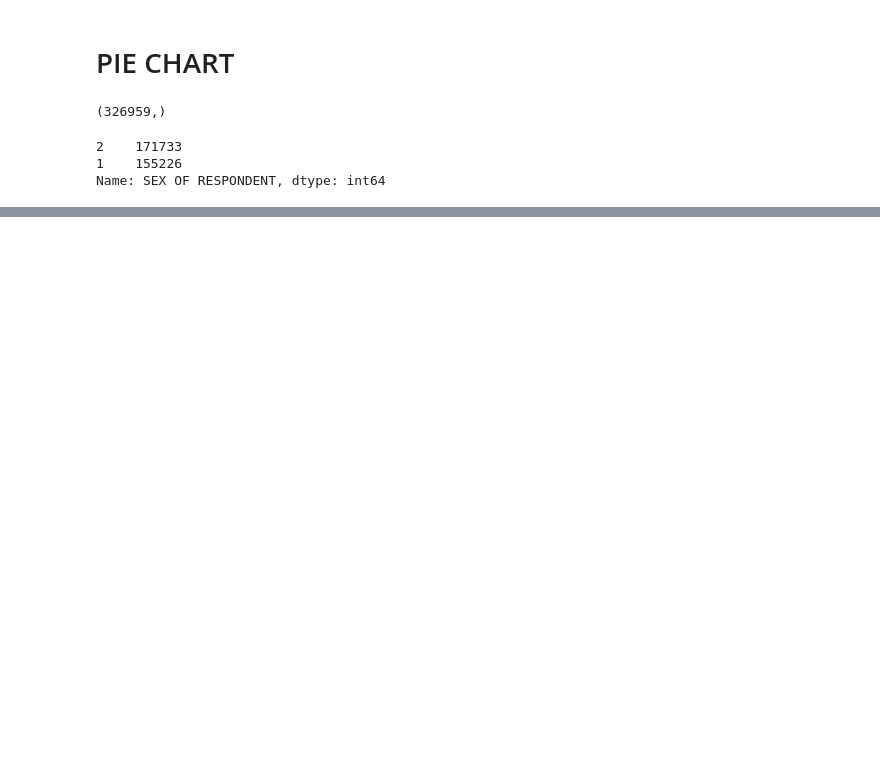
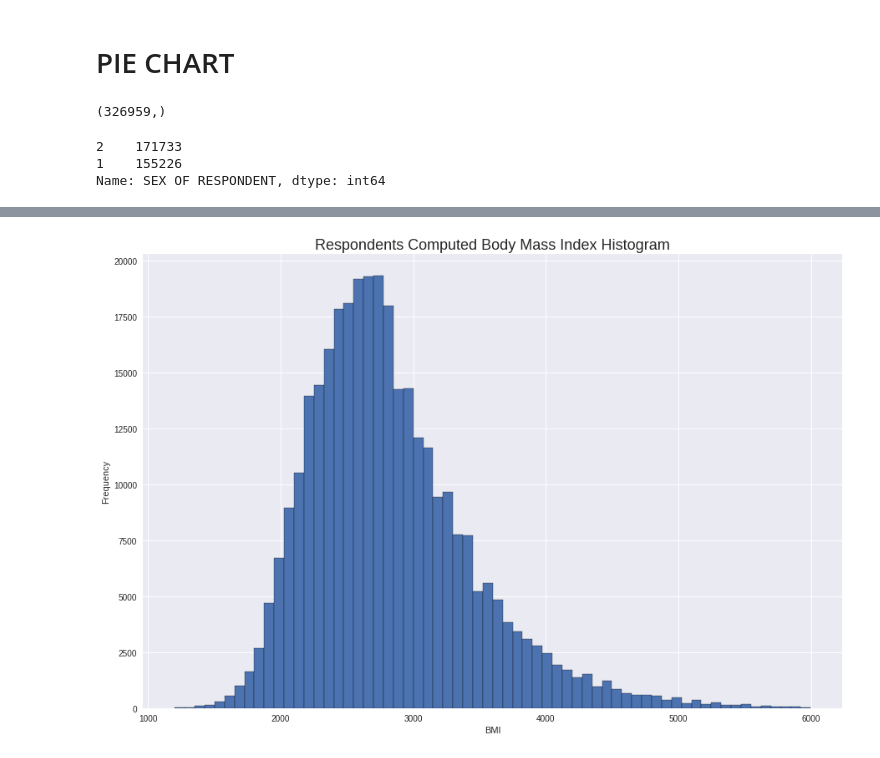
Before and after one commit to spring-camm-sergey/dse230, a Jupyter notebook: data_cleaning-diabetes.ipynb, the cells around one changed output, grey strips where cells are left out. Cells and saved outputs as stored; diff of their text form; code cells hidden in the pictures; blank space fills up the shorter version.

```diff
--- a/data_cleaning-diabetes.ipynb
+++ b/data_cleaning-diabetes.ipynb
@@ -136,0 +177,18 @@ plt.show()
+# %%
+# COMPUTED BODY MASS INDEX CATEGORIES
+# COMPUTED BODY MASS INDEX
+
+hs_df = clean_df_1.drop(columns_to_remove, axis=1)
+hs_df.dropna(inplace=True)
+# %%
+hs_df = hs_df[hs_df['COMPUTED BODY MASS INDEX']<6000]
+# %%
+counts, bins = np.histogram(hs_df['COMPUTED BODY MASS INDEX'], bins=64)
+plt.figure(figsize=(15, 10))
+plt.hist(bins[:-1], bins, weights=counts, ec='black')
+plt.title('Respondents Computed Body Mass Index Histogram', fontdict={'fontsize':18})
+plt.ylabel('Frequency')
+plt.xlabel('BMI')
+plt.show()
+# %% [output]
+[figure, added]
```
Also changed, not shown: parts of 10 cells of this notebook, 1 other file.
